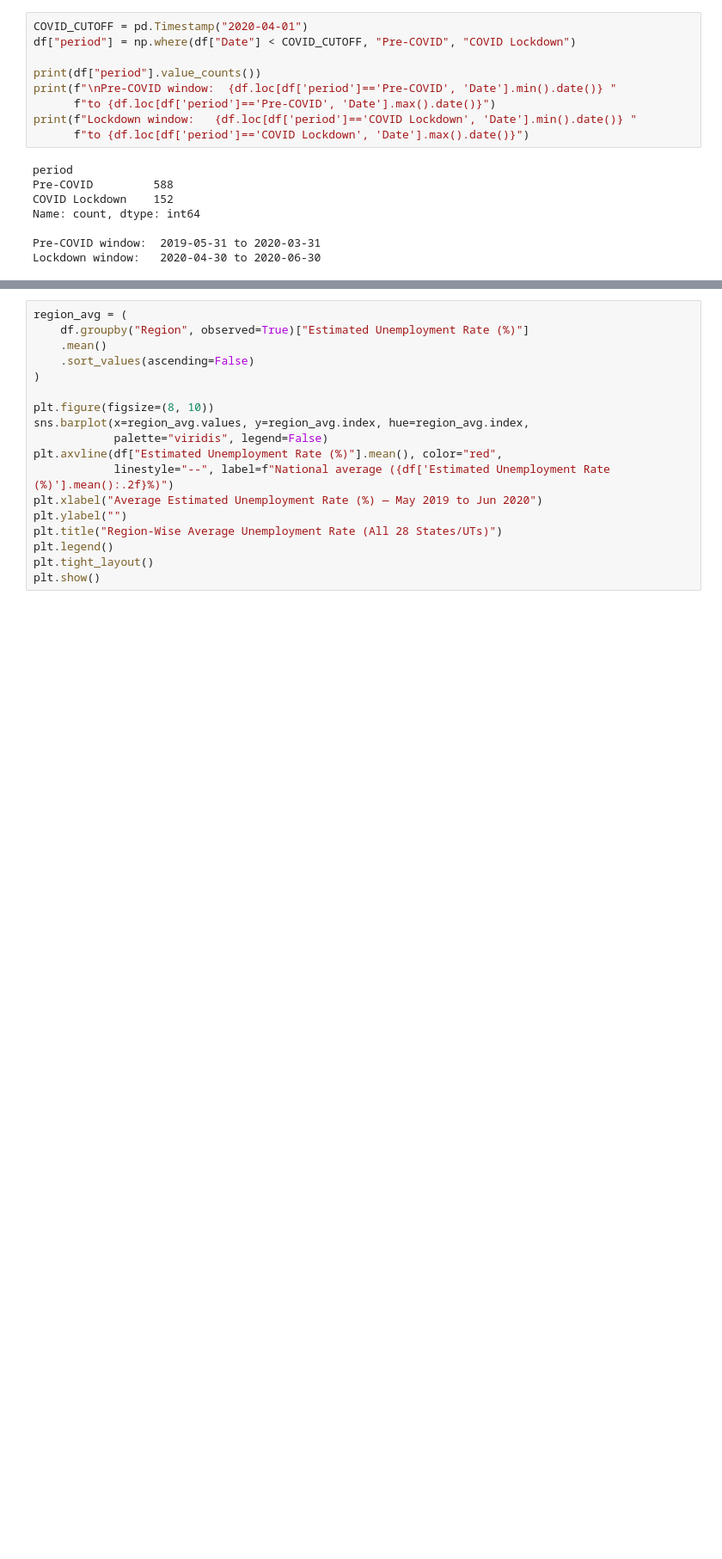
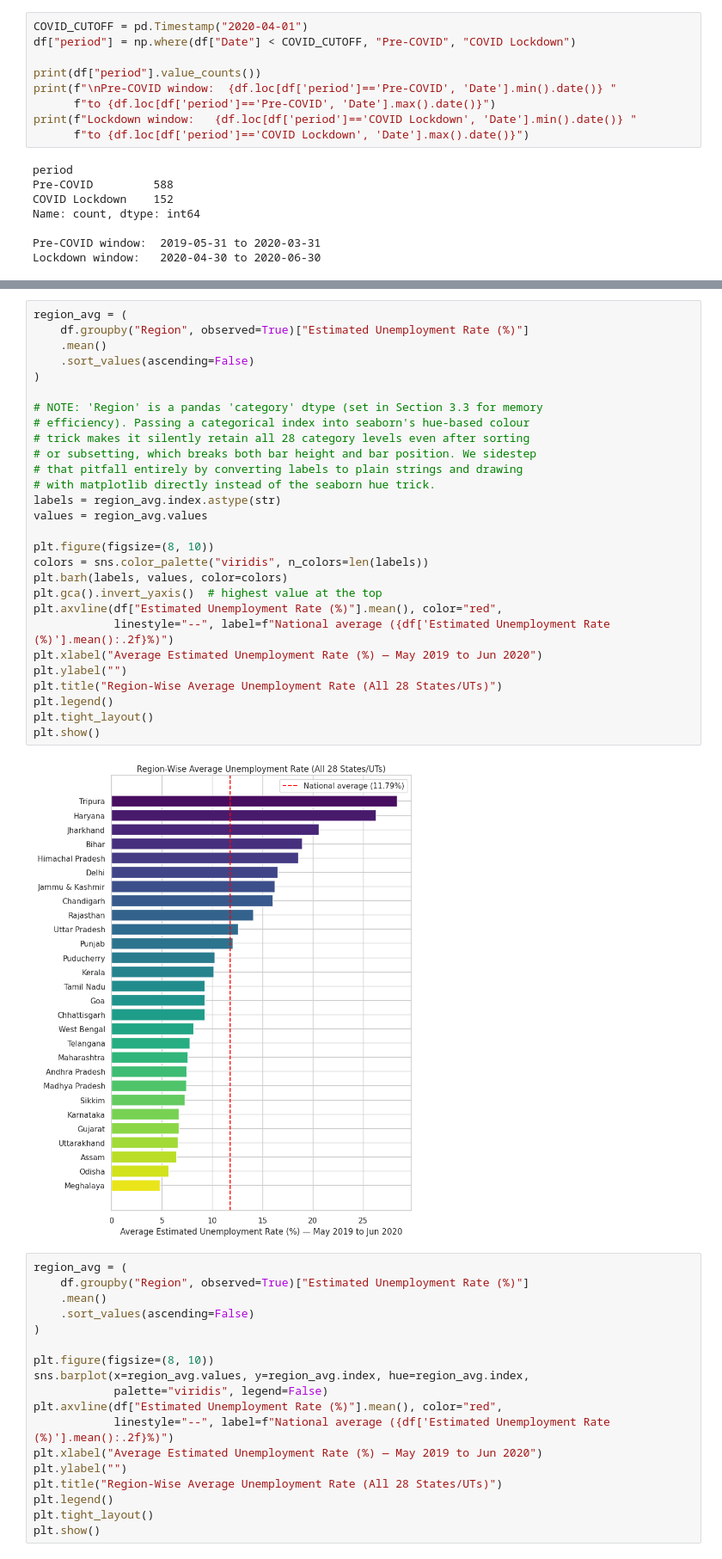
Before and after one commit to Youssef-Laaroussi/OIBSIP, a Jupyter notebook: DataScience-Task2-UnemploymentAnalysis/Unemployment_Analysis_India.ipynb, the cells around one changed output, grey strips where cells are left out. Shown at 86% size. Saved outputs shown, nothing was run; the diff lists cells and outputs as text; blank space fills up the shorter version.

```diff
--- a/DataScience-Task2-UnemploymentAnalysis/Unemployment_Analysis_India.ipynb
+++ b/DataScience-Task2-UnemploymentAnalysis/Unemployment_Analysis_India.ipynb
@@ -243,6 +418,36 @@ Lockdown window:   2020-04-30 to 2020-06-30
 Averaging over the *entire* time window (not just one period) gives a
 first, high-level picture of which states run structurally higher or lower
 unemployment, before we bring time or COVID into the picture at all.
+# %%
+region_avg = (
+    df.groupby("Region", observed=True)["Estimated Unemployment Rate (%)"]
+    .mean()
+    .sort_values(ascending=False)
+)
+
+# NOTE: 'Region' is a pandas 'category' dtype (set in Section 3.3 for memory
+# efficiency). Passing a categorical index into seaborn's hue-based colour
+# trick makes it silently retain all 28 category levels even after sorting
+# or subsetting, which breaks both bar height and bar position. We sidestep
+# that pitfall entirely by converting labels to plain strings and drawing
+# with matplotlib directly instead of the seaborn hue trick.
+labels = region_avg.index.astype(str)
+values = region_avg.values
+
+plt.figure(figsize=(8, 10))
+colors = sns.color_palette("viridis", n_colors=len(labels))
+plt.barh(labels, values, color=colors)
+plt.gca().invert_yaxis()  # highest value at the top
+plt.axvline(df["Estimated Unemployment Rate (%)"].mean(), color="red",
+            linestyle="--", label=f"National average ({df['Estimated Unemployment Rate (%)'].mean():.2f}%)")
+plt.xlabel("Average Estimated Unemployment Rate (%) — May 2019 to Jun 2020")
+plt.ylabel("")
+plt.title("Region-Wise Average Unemployment Rate (All 28 States/UTs)")
+plt.legend()
+plt.tight_layout()
+plt.show()
+# %% [output]
+[figure, added]
 # %%
 region_avg = (
     df.groupby("Region", observed=True)["Estimated Unemployment Rate (%)"]
```
Also changed, not shown: parts of 25 cells of this notebook, 8 other files.
